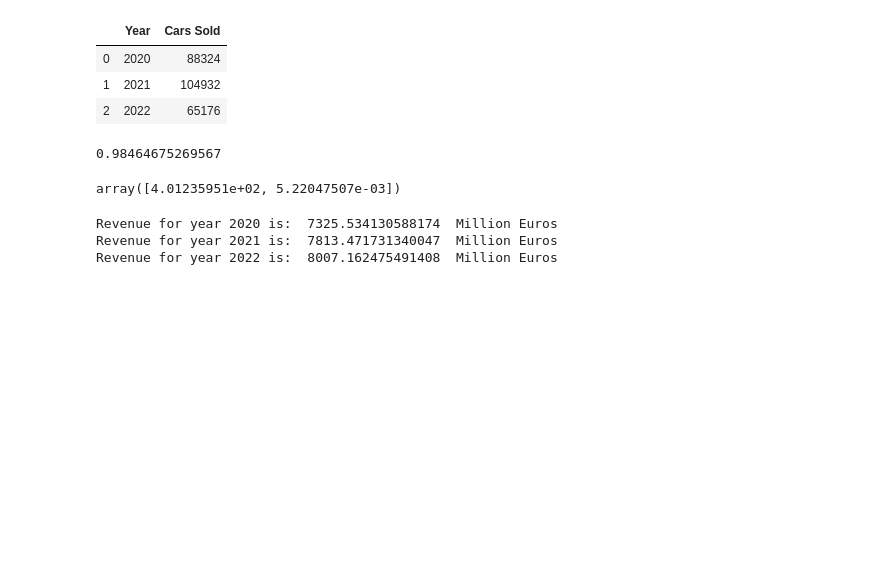
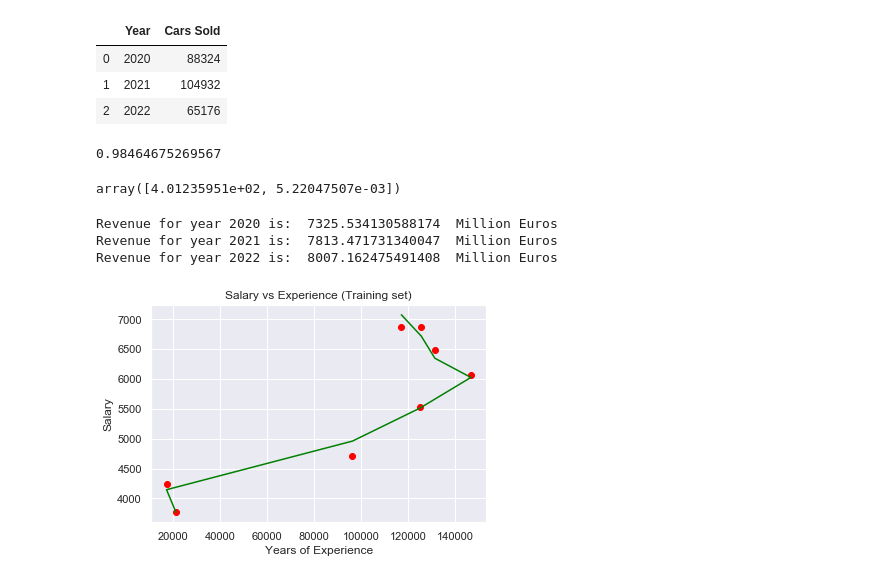
Before and after one commit to waseemmm737/crisp-dm-project, a Jupyter notebook: master_analysis.ipynb, the cells around one changed output. Cells and saved outputs as stored; diff of their text form; code cells hidden in the pictures; blank space fills up the shorter version.

```diff
--- a/master_analysis.ipynb
+++ b/master_analysis.ipynb
@@ -474,3 +491,13 @@ for index, row in validation.iterrows():
 Revenue for year 2020 is:  7325.534130588174  Million Euros
 Revenue for year 2021 is:  7813.471731340047  Million Euros
 Revenue for year 2022 is:  8007.162475491408  Million Euros
+# %%
+# regression model plot.
+plt.scatter(X['Cars Sold'], y, color = "red")
+plt.plot(X['Cars Sold'], reg.predict(X), color = "green")
+plt.title("Salary vs Experience (Training set)")
+plt.xlabel("Years of Experience")
+plt.ylabel("Salary")
+plt.show()
+# %% [output]
+[figure, added]
```
Also changed, not shown: parts of 2 cells of this notebook, 1 other file.
